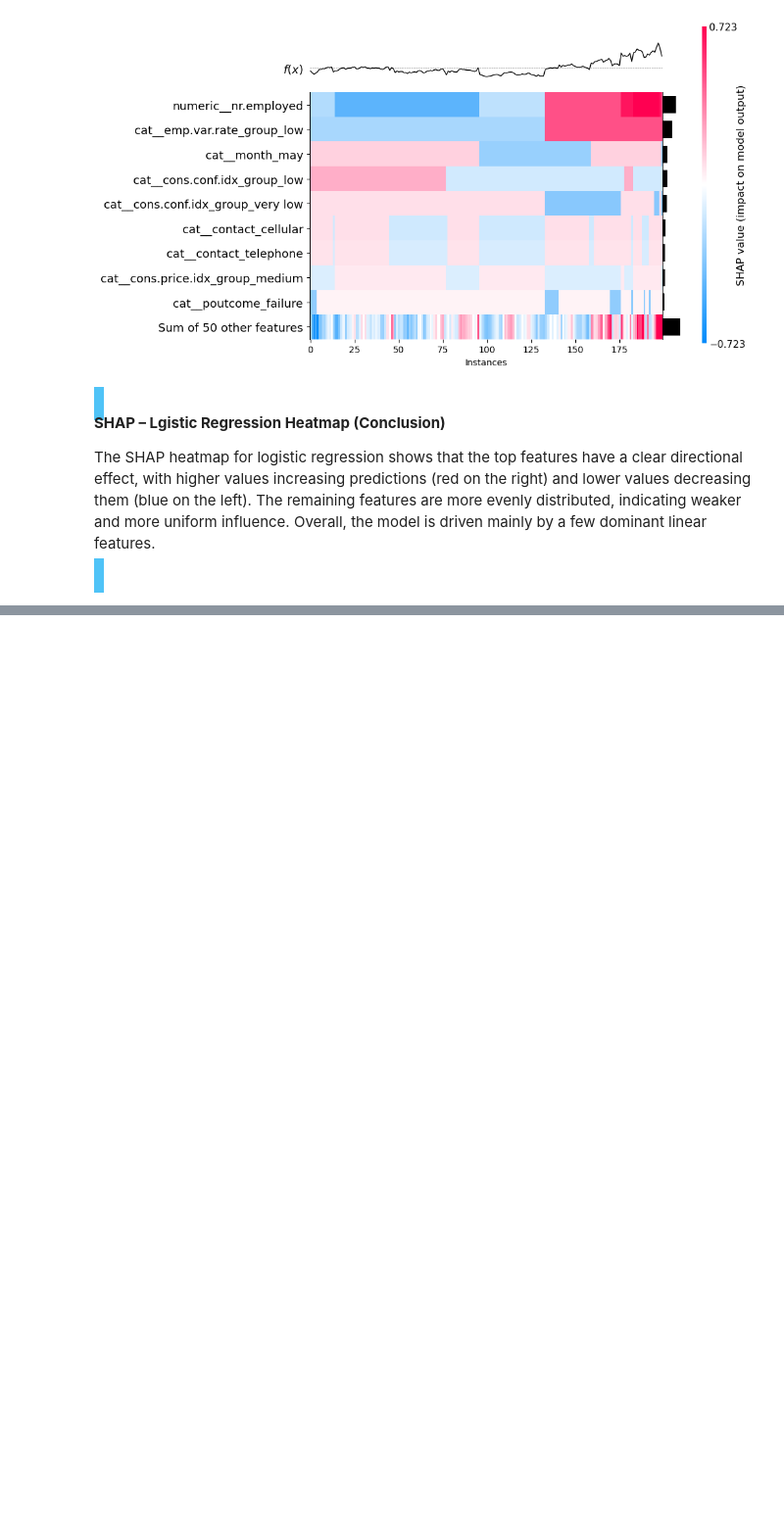
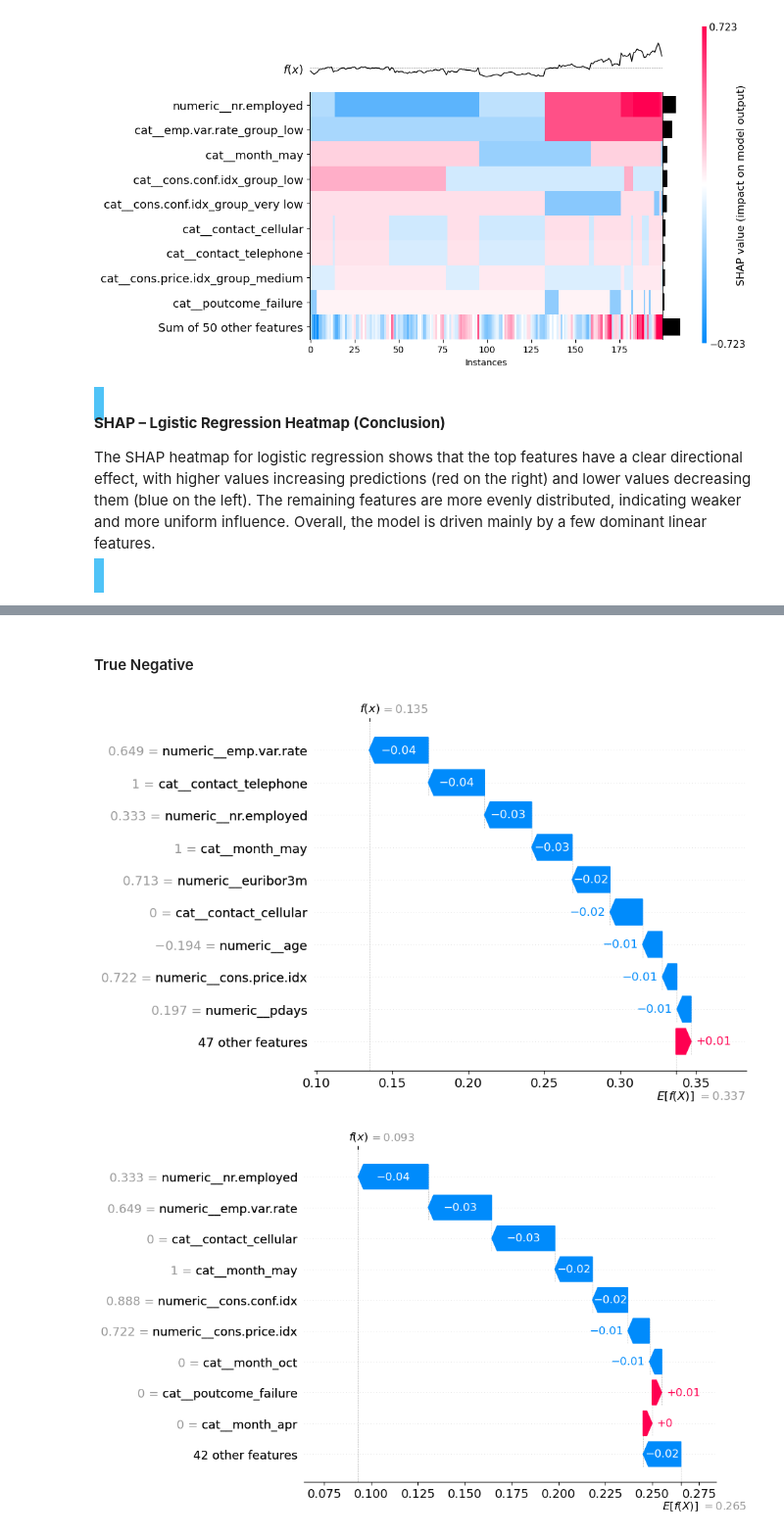
Before and after one commit to Maxstef/bank-deposit-prediction, a Jupyter notebook: notebooks/04_model_analysis.ipynb, the cells around one changed output, grey strips where cells are left out. Shown at 98% size. Cells and saved outputs as stored; diff of their text form; code cells hidden in the pictures; blank space fills up the shorter version.

```diff
--- a/notebooks/04_model_analysis.ipynb
+++ b/notebooks/04_model_analysis.ipynb
@@ -415,0 +617,16 @@ The SHAP heatmap for logistic regression shows that the top features have a clea
+# %% [markdown]
+#### True Negative
+# %%
+# same for TN
+tn_idx = common_tn[0]
+
+tn_pos_rf = list(X_subset_rf.index).index(tn_idx)
+tn_pos_xgb = list(X_subset_xgb.index).index(tn_idx)
+tn_pos_lr = list(X_subset_lr.index).index(tn_idx)
+
+shap.plots.waterfall(get_single_explanation(shap_values_rf, tn_pos_rf))
+shap.plots.waterfall(get_single_explanation(shap_values_xgb, tn_pos_xgb))
+shap.plots.waterfall(get_single_explanation(shap_values_lr, tn_pos_lr))
+# %% [output]
+[figure, added]
+[figure, added]
```
Also changed, not shown: parts of 20 cells of this notebook, 1 other file.
